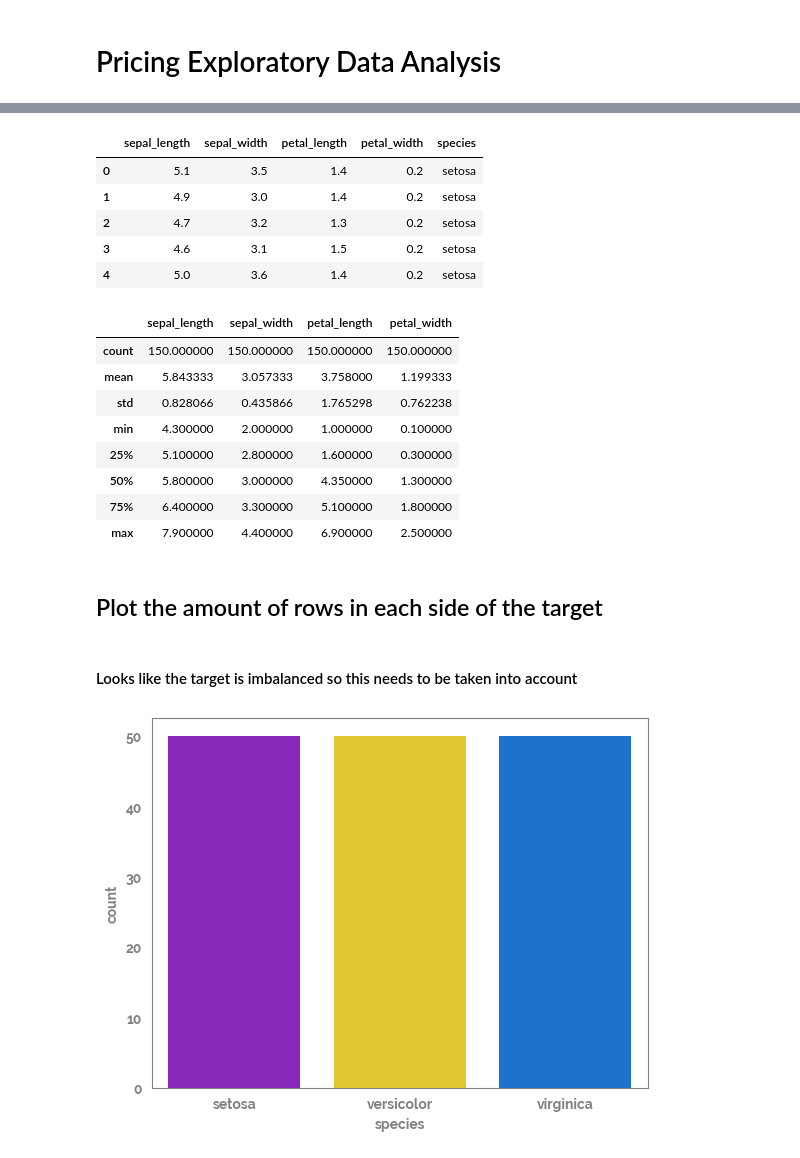
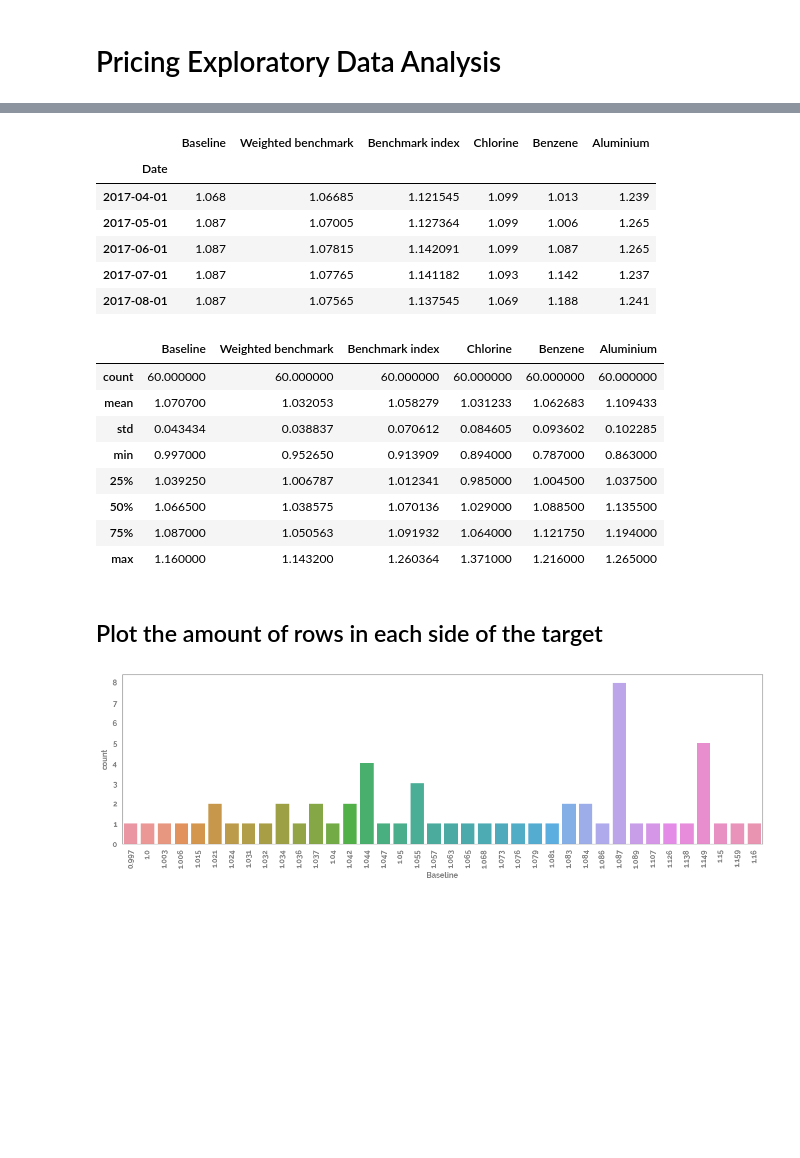
Before and after one commit to jameshtwose/mike_jms_collabs, a Jupyter notebook: pricing_EDA.ipynb, the cells around one changed output, grey strips where cells are left out. Drawn from its saved outputs; the diff is of its cells as text; code cells hidden in the pictures; blank space fills up the shorter version.

```diff
--- a/pricing_EDA.ipynb
+++ b/pricing_EDA.ipynb
@@ -17,39 +45,51 @@ from sklearn.metrics import confusion_matrix
 # %%
 if "jms_style_sheet" in plt.style.available:
     plt.style.use("jms_style_sheet")
-# %%
-# df = pd.read_csv("diabetes.csv")
-df = sns.load_dataset("iris")
+# %%
+df_choice = "unclear_result"
+if df_choice == "clear_result":
+    df = (pd.read_excel("data/Input for statistics v1.xlsx", sheet_name=0)
+        .assign(**{"Date": lambda x: pd.to_datetime(x["Date"]).dt.date})
+        .dropna()
+        .set_index("Date")
+    )
+else:
+    df = (pd.read_excel("data/Input for statistics v1.xlsx", sheet_name=1)
+        .assign(**{"Date": lambda x: pd.to_datetime(x["Date"]).dt.date})
+        .dropna()
+        .set_index("Date")
+        )
 # %%
 df.head()
 # %% [output]
-|  | sepal_length | sepal_width | petal_length | petal_width | species |
-| 0 | 5.1 | 3.5 | 1.4 | 0.2 | setosa |
-| 1 | 4.9 | 3.0 | 1.4 | 0.2 | setosa |
-| 2 | 4.7 | 3.2 | 1.3 | 0.2 | setosa |
-| 3 | 4.6 | 3.1 | 1.5 | 0.2 | setosa |
-| 4 | 5.0 | 3.6 | 1.4 | 0.2 | setosa |
+|  | Baseline | Weighted benchmark | Benchmark index | Chlorine | Benzene | Aluminium |
+| Date |  |  |  |  |  |  |
+| 2017-04-01 | 1.068 | 1.06685 | 1.121545 | 1.099 | 1.013 | 1.239 |
+| 2017-05-01 | 1.087 | 1.07005 | 1.127364 | 1.099 | 1.006 | 1.265 |
+| 2017-06-01 | 1.087 | 1.07815 | 1.142091 | 1.099 | 1.087 | 1.265 |
+| 2017-07-01 | 1.087 | 1.07765 | 1.141182 | 1.093 | 1.142 | 1.237 |
+| 2017-08-01 | 1.087 | 1.07565 | 1.137545 | 1.069 | 1.188 | 1.241 |
 # %%
-target = "species"
+target = "Baseline"
 # %%
 df.describe()
 # %% [output]
-|  | sepal_length | sepal_width | petal_length | petal_width |
-| count | 150.000000 | 150.000000 | 150.000000 | 150.000000 |
-| mean | 5.843333 | 3.057333 | 3.758000 | 1.199333 |
-| std | 0.828066 | 0.435866 | 1.765298 | 0.762238 |
-| min | 4.300000 | 2.000000 | 1.000000 | 0.100000 |
-| 25% | 5.100000 | 2.800000 | 1.600000 | 0.300000 |
-| 50% | 5.800000 | 3.000000 | 4.350000 | 1.300000 |
-| 75% | 6.400000 | 3.300000 | 5.100000 | 1.800000 |
-| max | 7.900000 | 4.400000 | 6.900000 | 2.500000 |
+|  | Baseline | Weighted benchmark | Benchmark index | Chlorine | Benzene | Aluminium |
+| count | 60.000000 | 60.000000 | 60.000000 | 60.000000 | 60.000000 | 60.000000 |
+| mean | 1.070700 | 1.032053 | 1.058279 | 1.031233 | 1.062683 | 1.109433 |
+| std | 0.043434 | 0.038837 | 0.070612 | 0.084605 | 0.093602 | 0.102285 |
+| min | 0.997000 | 0.952650 | 0.913909 | 0.894000 | 0.787000 | 0.863000 |
+| 25% | 1.039250 | 1.006787 | 1.012341 | 0.985000 | 1.004500 | 1.037500 |
+| 50% | 1.066500 | 1.038575 | 1.070136 | 1.029000 | 1.088500 | 1.135500 |
+| 75% | 1.087000 | 1.050563 | 1.091932 | 1.064000 | 1.121750 | 1.194000 |
+| max | 1.160000 | 1.143200 | 1.260364 | 1.371000 | 1.216000 | 1.265000 |
 # %% [markdown]
 ## Plot the amount of rows in each side of the target
-# %% [markdown]
-#### Looks like the target is imbalanced so this needs to be taken into account
 # %%
+_ = plt.figure(figsize=(15, 4))
 _ = sns.countplot(x=df[target])
+_ = plt.xticks(rotation=90)
 # %% [output]
-[figure, old version]
+[figure, new version]
 # %%
 _ = plt.figure(figsize=(20, 4))
```
Also changed, not shown: parts of 23 cells of this notebook, 1 other file.
